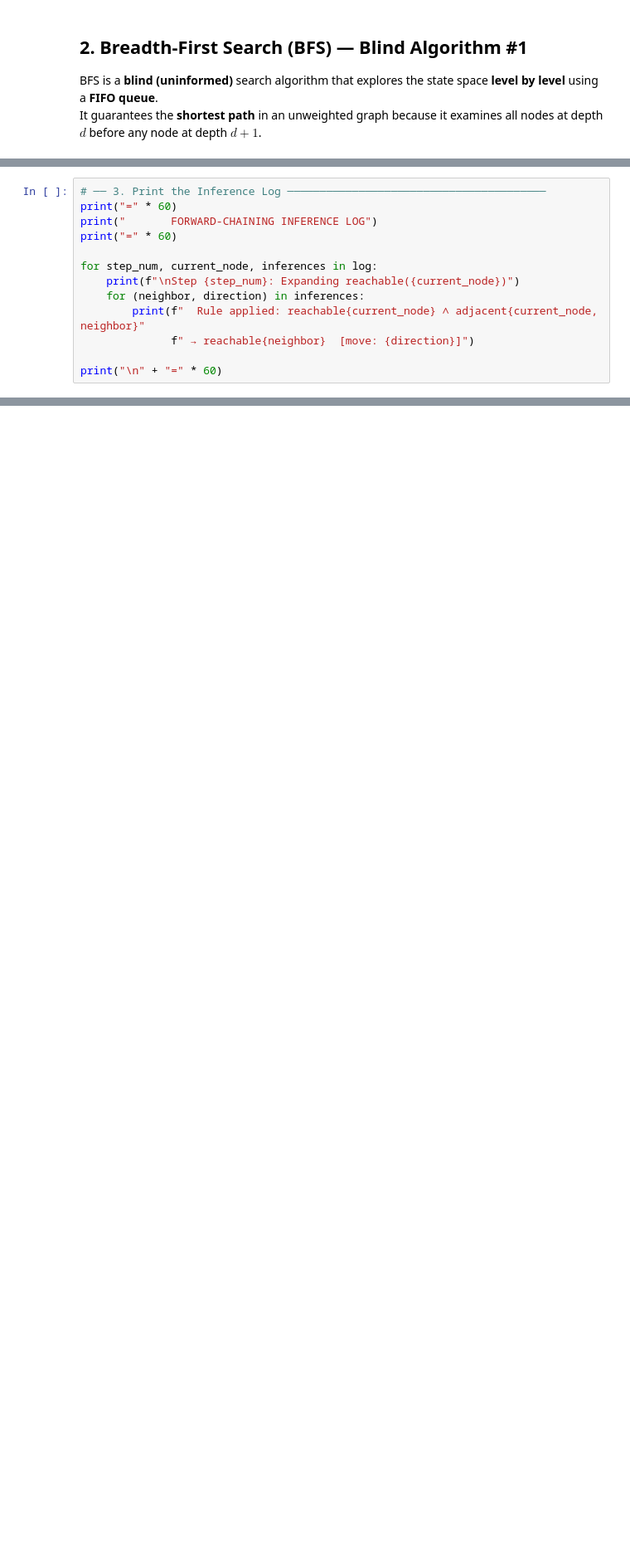
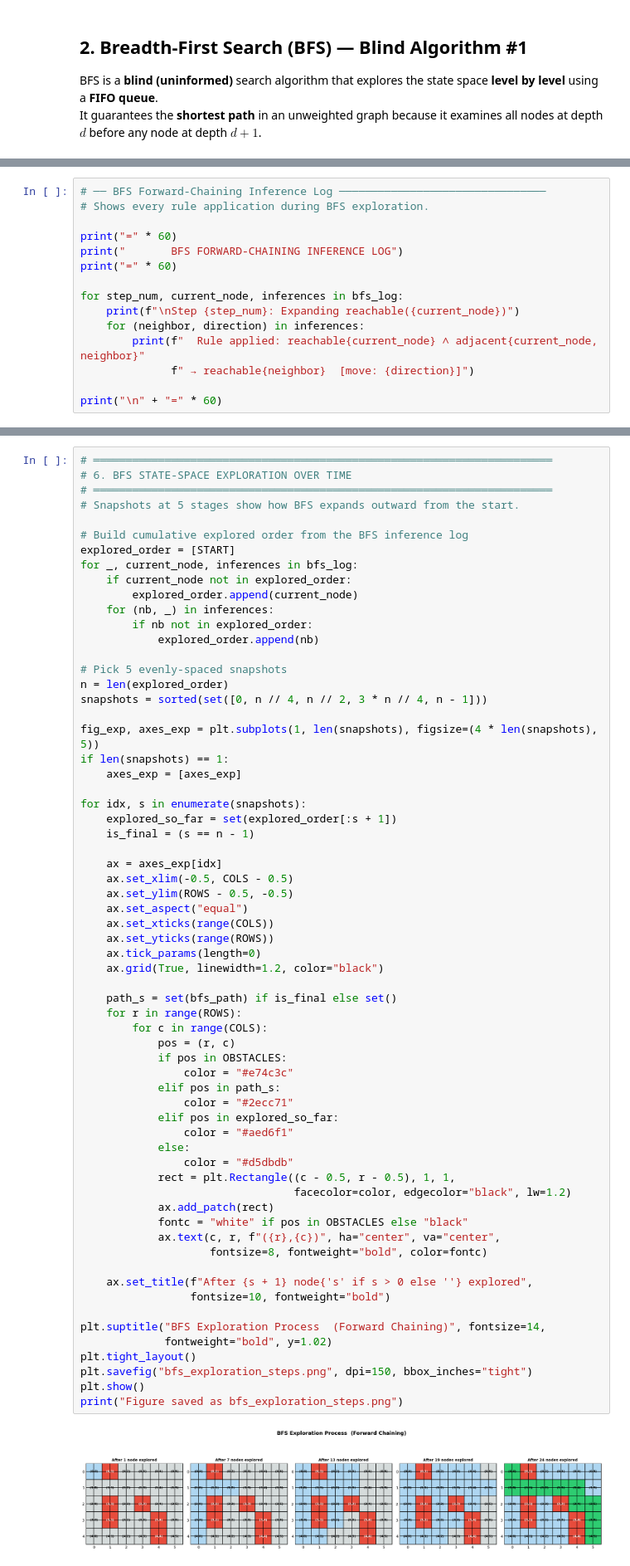
Before and after one commit to mukki00/MSC_AI_Fundamentals, a Jupyter notebook: solution.ipynb, the cells around one changed output, grey strips where cells are left out. Shown at 83% size. Drawn from its saved outputs; the diff is of its cells as text; blank space fills up the shorter version.

```diff
--- a/solution.ipynb
+++ b/solution.ipynb
@@ -197,10 +198,12 @@ Nodes explored   : 23
 # %%
-# ── 3. Print the Inference Log ────────────────────────────────────────
+# ── BFS Forward-Chaining Inference Log ────────────────────────────────
+# Shows every rule application during BFS exploration.
+
 print("=" * 60)
-print("       FORWARD-CHAINING INFERENCE LOG")
+print("       BFS FORWARD-CHAINING INFERENCE LOG")
 print("=" * 60)
 
-for step_num, current_node, inferences in log:
+for step_num, current_node, inferences in bfs_log:
     print(f"\nStep {step_num}: Expanding reachable({current_node})")
     for (neighbor, direction) in inferences:
         print(f"  Rule applied: reachable{current_node} ∧ adjacent{current_node, neighbor}"
@@ -463,0 +487,66 @@ Comparison figure saved as bfs_vs_dfs_comparison.png
+# %%
+# ═══════════════════════════════════════════════════════════════════════
+# 6. BFS STATE-SPACE EXPLORATION OVER TIME
+# ═══════════════════════════════════════════════════════════════════════
+# Snapshots at 5 stages show how BFS expands outward from the start.
+
+# Build cumulative explored order from the BFS inference log
+explored_order = [START]
+for _, current_node, inferences in bfs_log:
+    if current_node not in explored_order:
+        explored_order.append(current_node)
+    for (nb, _) in inferences:
+        if nb not in explored_order:
+            explored_order.append(nb)
+
+# Pick 5 evenly-spaced snapshots
+n = len(explored_order)
+snapshots = sorted(set([0, n // 4, n // 2, 3 * n // 4, n - 1]))
+
+fig_exp, axes_exp = plt.subplots(1, len(snapshots), figsize=(4 * len(snapshots), 5))
+if len(snapshots) == 1:
+    axes_exp = [axes_exp]
+
+for idx, s in enumerate(snapshots):
+    explored_so_far = set(explored_order[:s + 1])
+    is_final = (s == n - 1)
+
+    ax = axes_exp[idx]
+    ax.set_xlim(-0.5, COLS - 0.5)
+    ax.set_ylim(ROWS - 0.5, -0.5)
+    ax.set_aspect("equal")
+    ax.set_xticks(range(COLS))
+    ax.set_yticks(range(ROWS))
+    ax.tick_params(length=0)
+    ax.grid(True, linewidth=1.2, color="black")
+
+    path_s = set(bfs_path) if is_final else set()
+    for r in range(ROWS):
+        for c in range(COLS):
+            pos = (r, c)
+            if pos in OBSTACLES:
+                color = "#e74c3c"
+            elif pos in path_s:
+                color = "#2ecc71"
+            elif pos in explored_so_far:
+                color = "#aed6f1"
+            else:
+                color = "#d5dbdb"
+            rect = plt.Rectangle((c - 0.5, r - 0.5), 1, 1,
+                                 facecolor=color, edgecolor="black", lw=1.2)
+            ax.add_patch(rect)
+            fontc = "white" if pos in OBSTACLES else "black"
+            ax.text(c, r, f"({r},{c})", ha="center", va="center",
+                    fontsize=8, fontweight="bold", color=fontc)
+
+    ax.set_title(f"After {s + 1} node{'s' if s > 0 else ''} explored",
+                 fontsize=10, fontweight="bold")
+
+plt.suptitle("BFS Exploration Process  (Forward Chaining)", fontsize=14,
+             fontweight="bold", y=1.02)
+plt.tight_layout()
+plt.savefig("bfs_exploration_steps.png", dpi=150, bbox_inches="tight")
+plt.show()
+print("Figure saved as bfs_exploration_steps.png")
+# %% [output]
+[figure, added]
```
Also changed, not shown: parts of 19 cells of this notebook, 1 other file.
